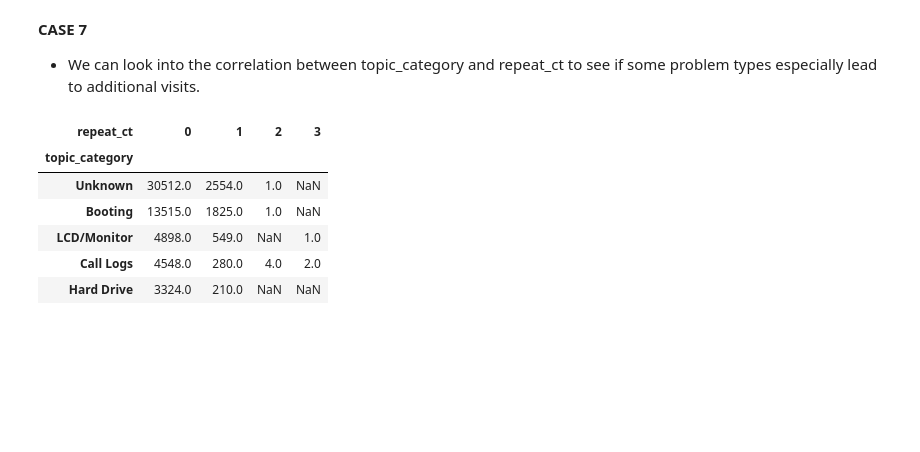
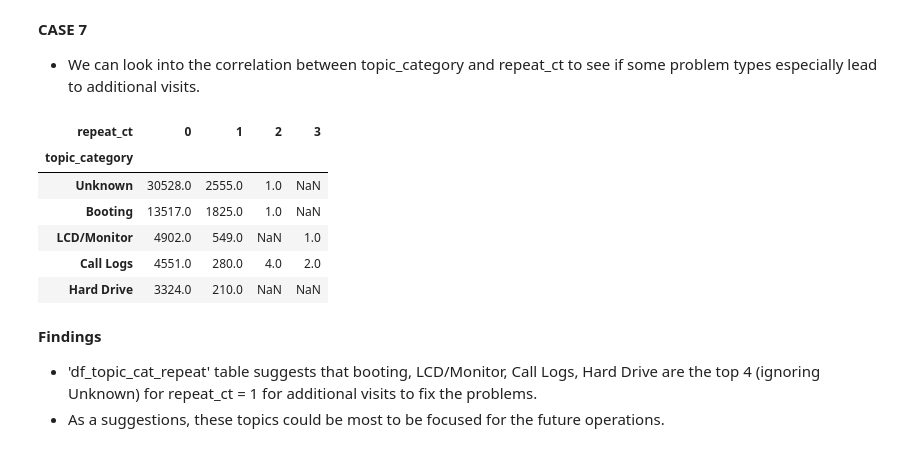
Before and after one commit to mrbalikci/data-science, a Jupyter notebook: JupyterNotebook/demo/data_insights.ipynb, the cells around one changed output. Drawn from its saved outputs; the diff is of its cells as text; code cells hidden in the pictures; blank space fills up the shorter version.

```diff
--- a/JupyterNotebook/demo/data_insights.ipynb
+++ b/JupyterNotebook/demo/data_insights.ipynb
@@ -793,5 +1029,5 @@ df['mnfture_to_contact']=df.contract_end_datetime-df.mnfture_datetime
 df['mnfture_to_contact_in_days'] = df['mnfture_to_contact'].apply(lambda x: float(x.days))
 # %%
 # we got some negative numbers, filter for positive and zeros
-df = df.loc[df.mnfture_to_contact_in_days >= 0,:]
+df_no_negative = df.loc[df.mnfture_to_contact_in_days >= 0,:]
 # %%
@@ -818,0 +1050,19 @@ df_mnfture_to_contract.head(10)
+# %%
+# change the type from object to numerical for mnfture_wk
+df['mnfture_to_contact_in_days']=df['mnfture_to_contact_in_days'].astype(float)
+
+# histogram
+f, (ax1, ax2) = plt.subplots(1,2, figsize=(14,3))
+
+ax1.hist(df.mnfture_to_contact_in_days, bins=20, color='tomato')
+ax1.set_title('Histogram: Manufactured Week to Contact In Days')
+ax1.set_xlabel('Difference')
+ax1.set_ylabel('Counts')
+
+# box-plot
+ax2.boxplot(df['mnfture_to_contact_in_days'])
+ax2.set_title('Box-plot: Manufactured Week to Contact In Days')
+ax2.set_xlabel('Center')
+ax2.set_ylabel('Difference')
+
+plt.show()
@@ -863,14 +1177,18 @@ skewness for contact for contract ending is 0.913443 and the data is right taile
 <strong> CASE 7
 * We can look into the correlation between topic_category and repeat_ct to see if some problem types especially lead to additional visits.
 # %%
-df_test = df.groupby(['topic_category','repeat_ct']).repeat_ct.count().sort_values(0, ascending=True).unstack()
-df_test=df_test.sort_values(1,ascending=False).groupby('topic_category').head()
-df_test.head()
+df_topic_cat_repeat = df.groupby(['topic_category','repeat_ct']).repeat_ct.count().sort_values(0, ascending=True).unstack()
+df_topic_cat_repeat=df_topic_cat_repeat.sort_values(1,ascending=False).groupby('topic_category').head()
+df_topic_cat_repeat.head()
 # %% [output]
 | repeat_ct | 0 | 1 | 2 | 3 |
 | topic_category |  |  |  |  |
-| Unknown | 30512.0 | 2554.0 | 1.0 | NaN |
-| Booting | 13515.0 | 1825.0 | 1.0 | NaN |
-| LCD/Monitor | 4898.0 | 549.0 | NaN | 1.0 |
-| Call Logs | 4548.0 | 280.0 | 4.0 | 2.0 |
+| Unknown | 30528.0 | 2555.0 | 1.0 | NaN |
+| Booting | 13517.0 | 1825.0 | 1.0 | NaN |
+| LCD/Monitor | 4902.0 | 549.0 | NaN | 1.0 |
+| Call Logs | 4551.0 | 280.0 | 4.0 | 2.0 |
 | Hard Drive | 3324.0 | 210.0 | NaN | NaN |
+# %% [markdown]
+<strong> Findings </strong>
+* 'df_topic_cat_repeat' table suggests that booting, LCD/Monitor, Call Logs, Hard Drive are the top 4 (ignoring Unknown) for repeat_ct = 1 for additional visits to fix the problems.
+* As a suggestions, these topics could be most to be focused for the future operations.
```
Also changed, not shown: parts of 56 cells of this notebook, 1 other file.
